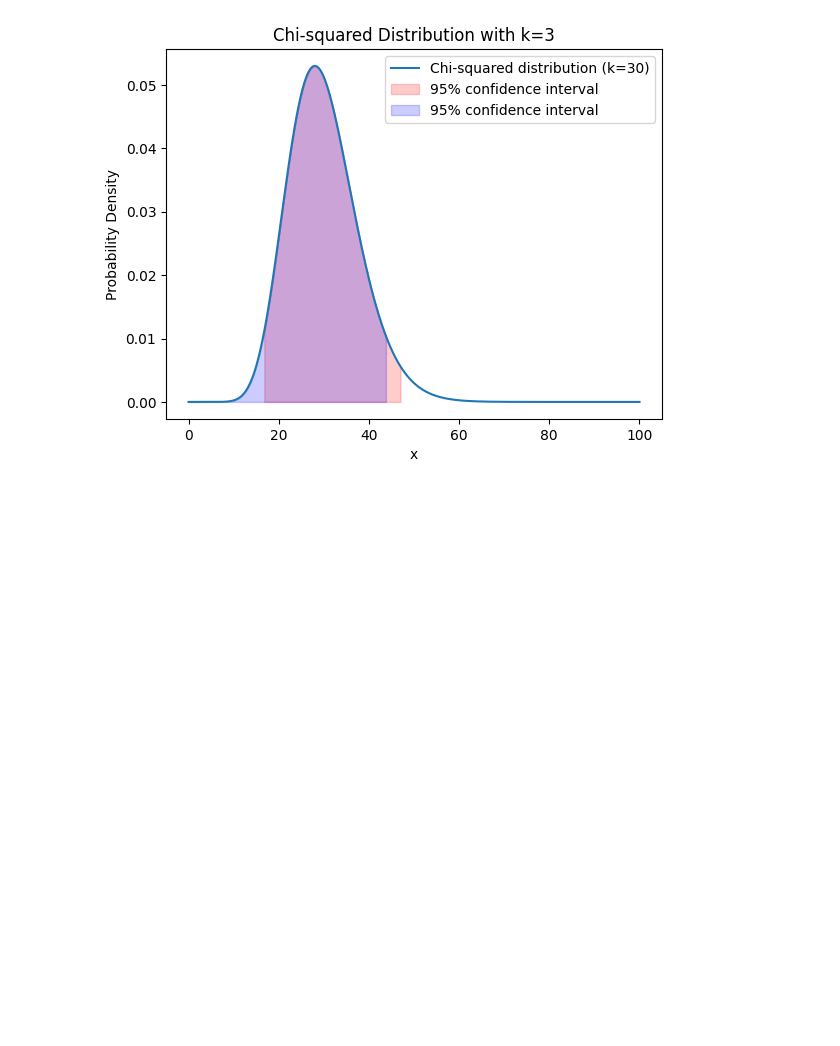
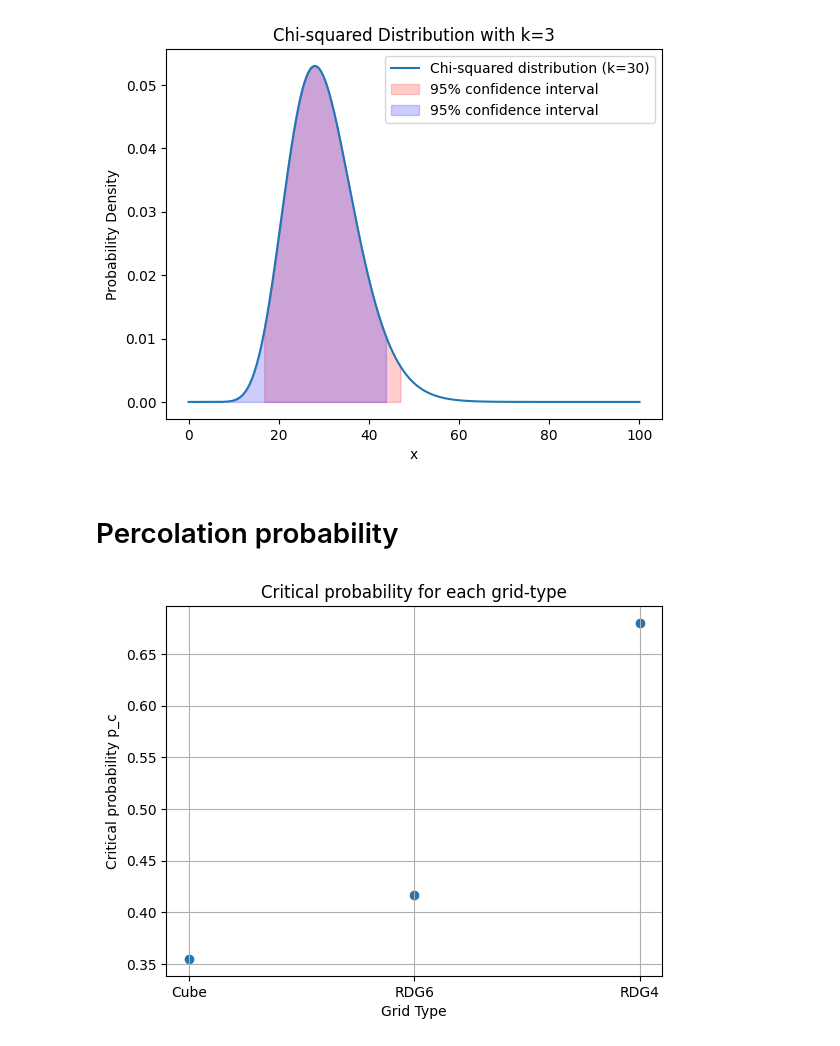
Before and after one commit to g-nilsson/spatial_discretizations_impact_on_simulations, a Jupyter notebook: stat_analysis.ipynb, the cells around one changed output. Cells and saved outputs as stored; diff of their text form; code cells hidden in the pictures; blank space fills up the shorter version.

```diff
--- a/stat_analysis.ipynb
+++ b/stat_analysis.ipynb
@@ -743,3 +781,27 @@ plt.legend()
 plt.show()
 # %% [output]
 [figure]
+# %% [markdown]
+# Percolation probability
+# %%
+import matplotlib.pyplot as plt
+
+# Cube, RDG6, RDG4
+p_vals = [0.355, 0.417, 0.680]
+
+# x-axis labels
+labels = ["Cube", "RDG6", "RDG4"]
+
+# Create scatter plot
+plt.scatter(labels, p_vals)
+
+# Add labels and title
+plt.xlabel('Grid Type')
+plt.ylabel('Critical probability p_c')
+plt.title('Critical probability for each grid-type')
+plt.grid()
+
+# Show plot
+plt.show()
+# %% [output]
+[figure, added]
```
Also changed, not shown: parts of 11 cells of this notebook, 26 other files.
